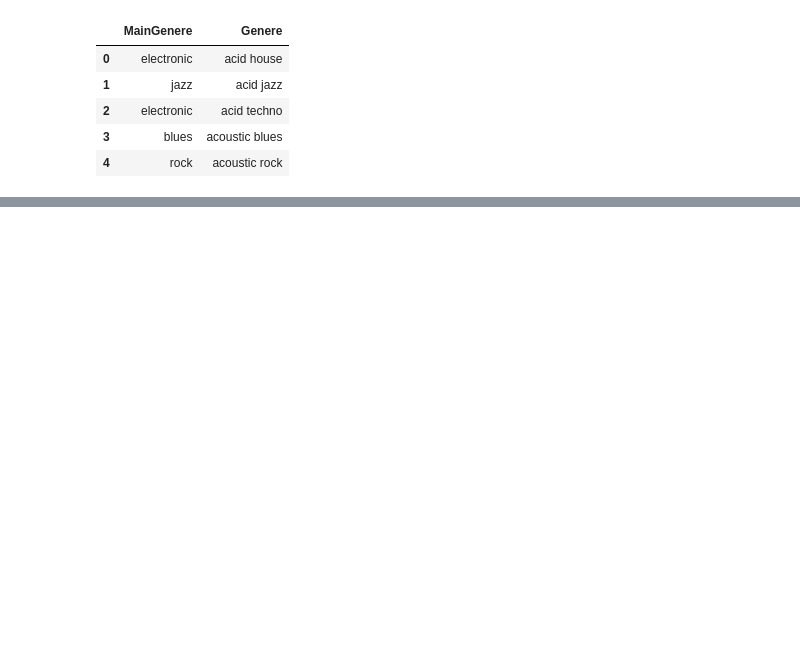
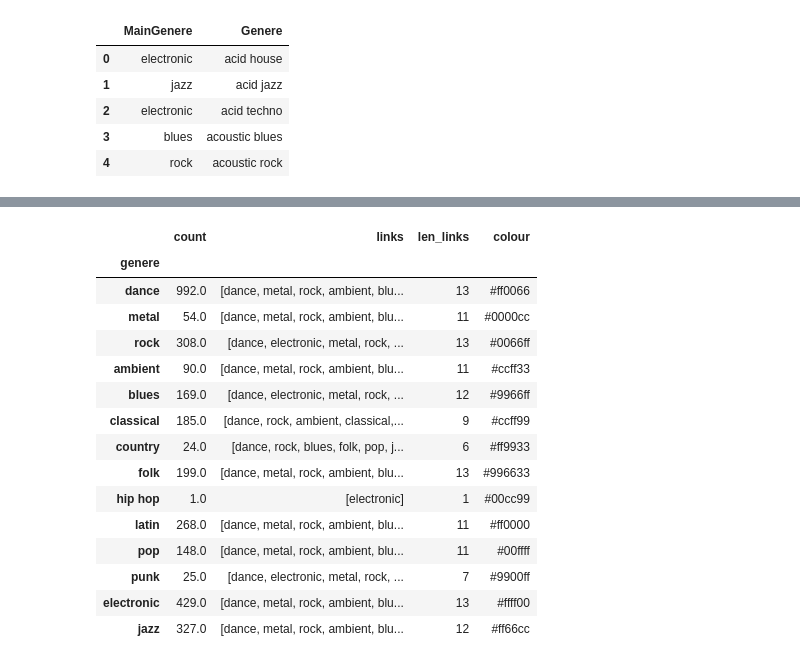
Before and after one commit to pkasela/Sound-of-Data, a Jupyter notebook: DataViz/Graph.ipynb, the cells around one changed output, grey strips where cells are left out. Cells and saved outputs as stored; diff of their text form; code cells hidden in the pictures; blank space fills up the shorter version.

```diff
--- a/DataViz/Graph.ipynb
+++ b/DataViz/Graph.ipynb
@@ -79,0 +113,35 @@ plt.show()
+# %%
+db2 = pd.DataFrame()
+db2["genere"] = list(set(db["MainGenere"]))
+db2.set_index("genere", inplace=True)
+db2["count"] = db.groupby(["MainGenere"])["popu"].sum()
+db2["links_genere"] = db.groupby(["MainGenere"])["collect(g1)"].apply(list)
+db2["links"] = [[] for n in range(len(db2))]
+for index, row in db2.iterrows():
+    for genere_txt in row.links_genere:
+        for genere in genere_txt.split(","):
+            main_genere = list(generi.loc[generi.Genere == genere, "MainGenere"].values)
+            if len(main_genere) > 0:
+                row.links.append(main_genere[0])
+db2 = db2.drop(["links_genere"], axis=1)
+db2["links"] = db2["links"].map(lambda x: list(set(x)))
+db2["len_links"] = db2.links.map(len)
+db2["colour"] = db2.index.map(lambda x: colours[x])
+db2
+# %% [output]
+|  | count | links | len_links | colour |
+| genere |  |  |  |  |
+| dance | 992.0 | [dance, metal, rock, ambient, blu... | 13 | #ff0066 |
+| metal | 54.0 | [dance, metal, rock, ambient, blu... | 11 | #0000cc |
+| rock | 308.0 | [dance, electronic, metal, rock, ... | 13 | #0066ff |
+| ambient | 90.0 | [dance, metal, rock, ambient, blu... | 11 | #ccff33 |
+| blues | 169.0 | [dance, electronic, metal, rock, ... | 12 | #9966ff |
+| classical | 185.0 | [dance, rock, ambient, classical,... | 9 | #ccff99 |
+| country | 24.0 | [dance, rock, blues, folk, pop, j... | 6 | #ff9933 |
+| folk | 199.0 | [dance, metal, rock, ambient, blu... | 13 | #996633 |
+| hip hop | 1.0 | [electronic] | 1 | #00cc99 |
+| latin | 268.0 | [dance, metal, rock, ambient, blu... | 11 | #ff0000 |
+| pop | 148.0 | [dance, metal, rock, ambient, blu... | 11 | #00ffff |
+| punk | 25.0 | [dance, electronic, metal, rock, ... | 7 | #9900ff |
+| electronic | 429.0 | [dance, metal, rock, ambient, blu... | 13 | #ffff00 |
+| jazz | 327.0 | [dance, metal, rock, ambient, blu... | 12 | #ff66cc |
```
Also changed, not shown: parts of 11 cells of this notebook, 4 other files.
